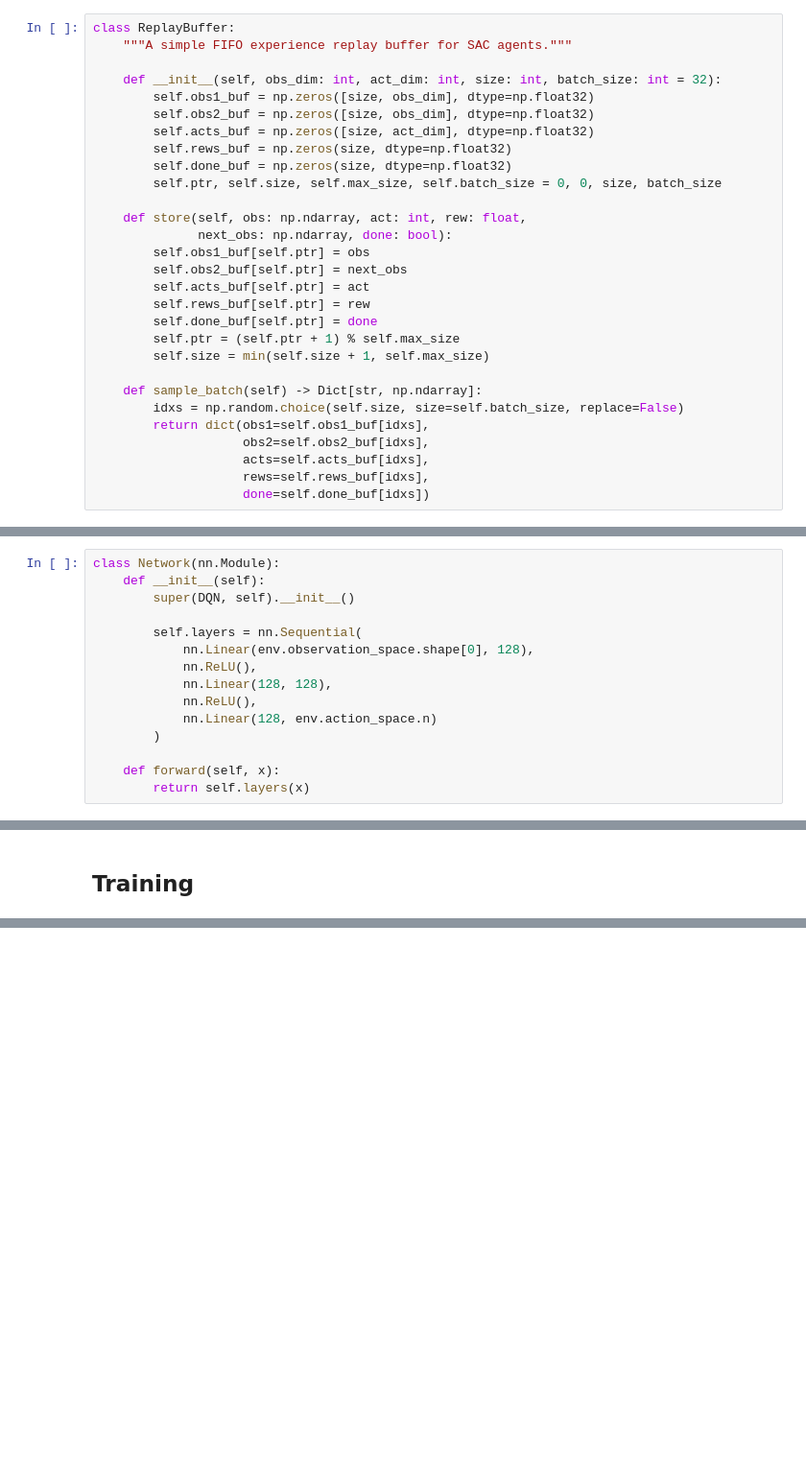
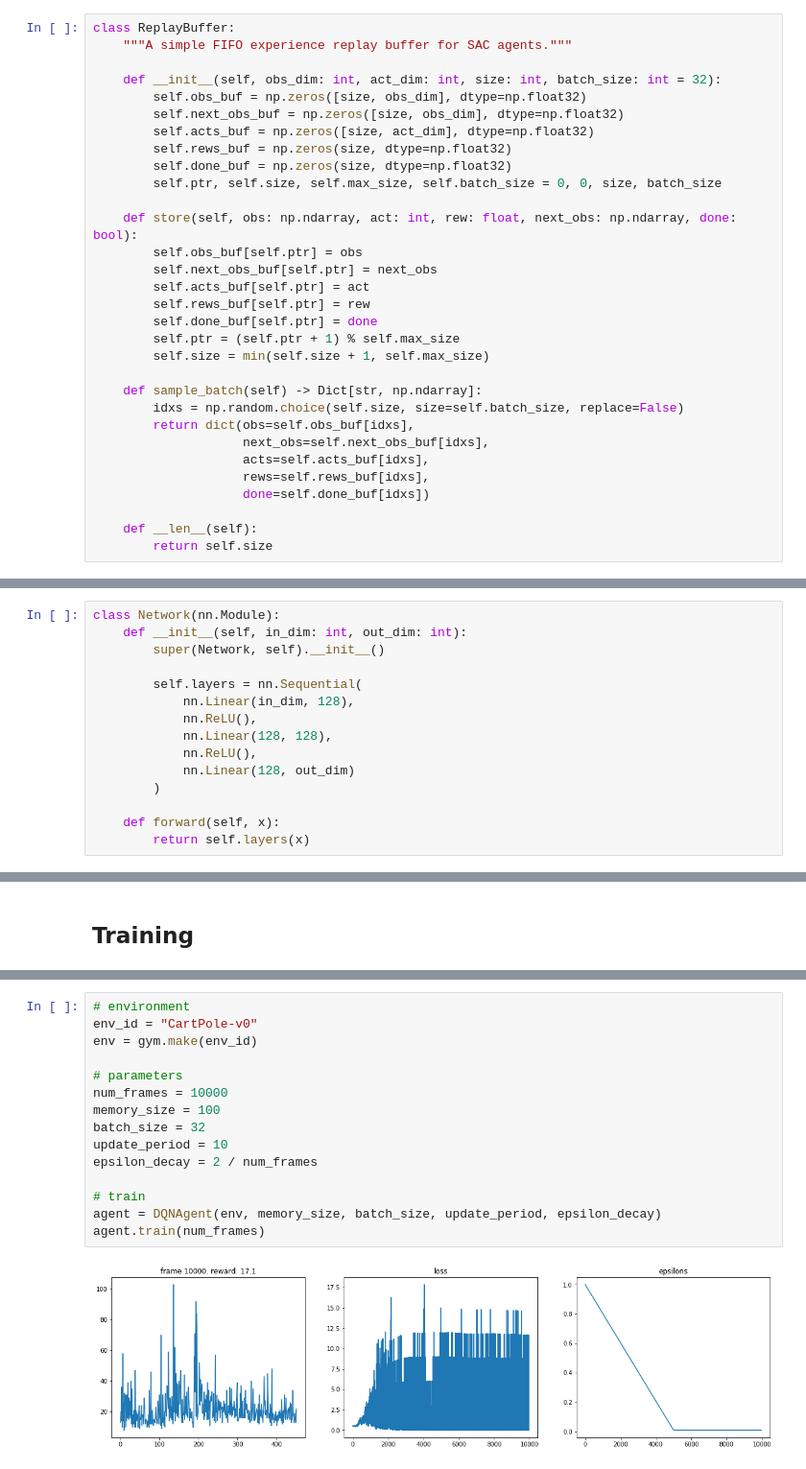
Before and after one commit to Curt-Park/rainbow-is-all-you-need, a Jupyter notebook: 01.dqn.ipynb, the cells around one changed output, grey strips where cells are left out. Shown at 96% size. Drawn from its saved outputs; the diff is of its cells as text; blank space fills up the shorter version.

Commit message:
Add dqn draft (not trained well)

```diff
--- a/01.dqn.ipynb
+++ b/01.dqn.ipynb
@@ -15,17 +19,16 @@ class ReplayBuffer:
     """A simple FIFO experience replay buffer for SAC agents."""
 
     def __init__(self, obs_dim: int, act_dim: int, size: int, batch_size: int = 32):
-        self.obs1_buf = np.zeros([size, obs_dim], dtype=np.float32)
-        self.obs2_buf = np.zeros([size, obs_dim], dtype=np.float32)
+        self.obs_buf = np.zeros([size, obs_dim], dtype=np.float32)
+        self.next_obs_buf = np.zeros([size, obs_dim], dtype=np.float32)
         self.acts_buf = np.zeros([size, act_dim], dtype=np.float32)
         self.rews_buf = np.zeros(size, dtype=np.float32)
         self.done_buf = np.zeros(size, dtype=np.float32)
         self.ptr, self.size, self.max_size, self.batch_size = 0, 0, size, batch_size
 
-    def store(self, obs: np.ndarray, act: int, rew: float,
-              next_obs: np.ndarray, done: bool):
-        self.obs1_buf[self.ptr] = obs
-        self.obs2_buf[self.ptr] = next_obs
+    def store(self, obs: np.ndarray, act: int, rew: float, next_obs: np.ndarray, done: bool):
+        self.obs_buf[self.ptr] = obs
+        self.next_obs_buf[self.ptr] = next_obs
         self.acts_buf[self.ptr] = act
         self.rews_buf[self.ptr] = rew
         self.done_buf[self.ptr] = done
@@ -34,8 +37,11 @@ class ReplayBuffer:
 
     def sample_batch(self) -> Dict[str, np.ndarray]:
         idxs = np.random.choice(self.size, size=self.batch_size, replace=False)
-        return dict(obs1=self.obs1_buf[idxs],
-                    obs2=self.obs2_buf[idxs],
+        return dict(obs=self.obs_buf[idxs],
+                    next_obs=self.next_obs_buf[idxs],
                     acts=self.acts_buf[idxs],
                     rews=self.rews_buf[idxs],
                     done=self.done_buf[idxs])
+
+    def __len__(self):
+        return self.size
@@ -52,15 +49,15 @@ env = gym.make(env_id)
 ## Network
 # %%
 class Network(nn.Module):
-    def __init__(self):
-        super(DQN, self).__init__()
+    def __init__(self, in_dim: int, out_dim: int):
+        super(Network, self).__init__()
 
         self.layers = nn.Sequential(
-            nn.Linear(env.observation_space.shape[0], 128),
+            nn.Linear(in_dim, 128),
             nn.ReLU(),
             nn.Linear(128, 128),
             nn.ReLU(),
-            nn.Linear(128, env.action_space.n)
+            nn.Linear(128, out_dim)
         )
 
     def forward(self, x):
@@ -210,0 +255,17 @@ for frame_idx in range(1, num_frames + 1):
+# %%
+# environment
+env_id = "CartPole-v0"
+env = gym.make(env_id)
+
+# parameters
+num_frames = 10000
+memory_size = 100
+batch_size = 32
+update_period = 10
+epsilon_decay = 2 / num_frames
+
+# train
+agent = DQNAgent(env, memory_size, batch_size, update_period, epsilon_decay)
+agent.train(num_frames)
+# %% [output]
+[figure, added]
```
Also changed, not shown: parts of 9 cells of this notebook, 1 other file.
